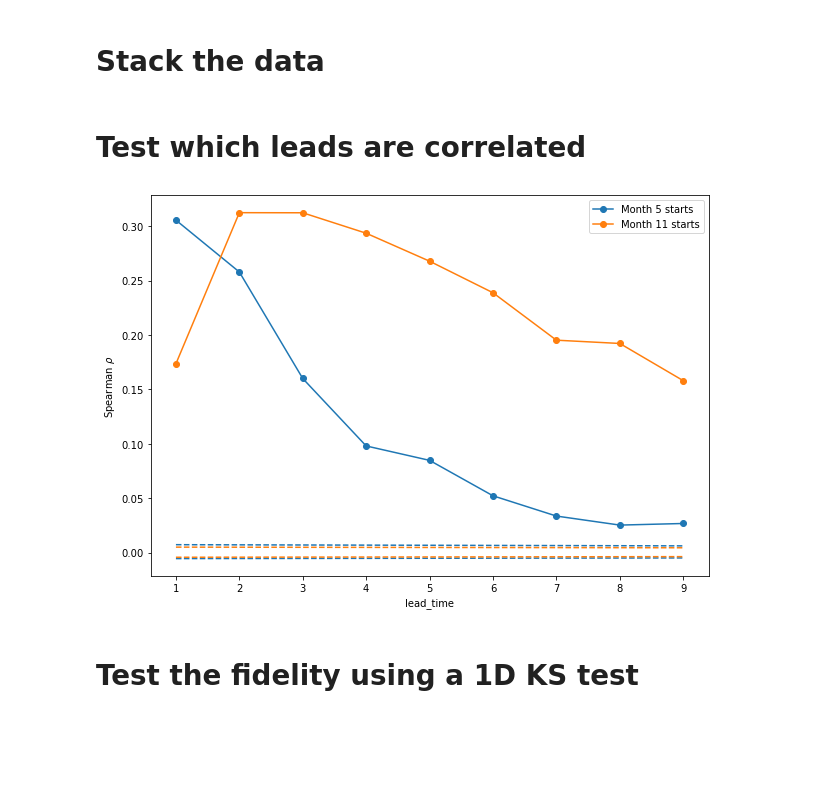
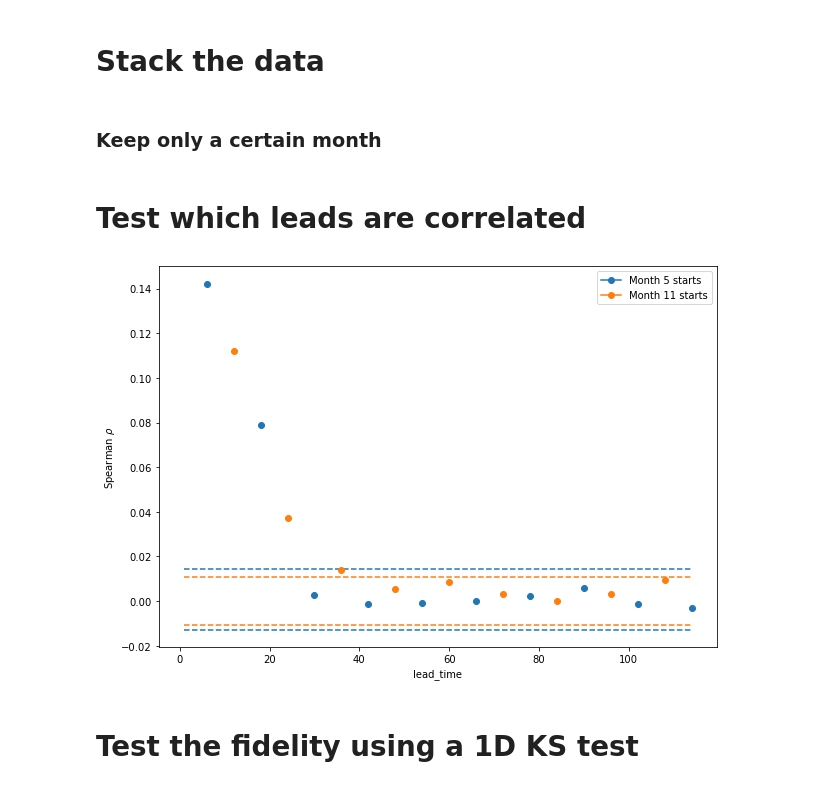
Before and after one commit to dougiesquire/hydro_tasmania, a Jupyter notebook: 2020/2.0_unseen.ipynb, the cells around one changed output. Cells and saved outputs as stored; diff of their text form; code cells hidden in the pictures; blank space fills up the shorter version.

```diff
--- a/2020/2.0_unseen.ipynb
+++ b/2020/2.0_unseen.ipynb
@@ -35,8 +38,8 @@ client
 # %% [markdown]
 # Parameters
 # %%
-REGION = 'MEL'
-VARIABLE = 't_ref'
+REGION = 'TAS'
+VARIABLE = 'precip'
 TEST_PERIOD = slice('1990-01-01', '2019-12-31')
 N_BOOTSTRAPS = 1000
 # %%
@@ -71,6 +75,10 @@ def resample_forecasts_monthly(ds, n_months, end_month, method='sum',
     return rs
 # %% [markdown]
 # Stack the data
+# %%
+N_MONTHS = 3
+END_MONTH = 11
+ACC_METHOD = 'sum'
 # %%
 obsv_ds = 'awap' if VARIABLE == 'precip' else 'jra55'
 obsv = my.open_zarr(f'data/{obsv_ds}_{VARIABLE}_{REGION}_ts.zarr.zip').compute()
@@ -84,3 +86,20 @@ obsv_acc = obsv.resample(time='A-DEC').mean()
+# %%
+fcst_acc = resample_forecasts_monthly(
+    fcst, n_months=N_MONTHS, end_month=END_MONTH,
+    lead_time_func='max', #max_month_to_year,
+    method=ACC_METHOD)
+# Fill nans in time with dummy times so that time operations work nicely
+fcst_acc = fcst_acc.assign_coords({
+    'time': fcst_acc.time.fillna(cftime.DatetimeJulian(1800, 1, 1))})
+
+obsv_acc = obsv.resample(time='Q-NOV').sum()
+# %% [markdown]
+### Keep only a certain month
+# %%
+month = END_MONTH
+
+fcst_acc = fcst_acc.where(fcst_acc.time.dt.month == month, drop=True)
+obsv_acc = obsv_acc.where(obsv_acc.time.dt.month == month, drop=True)
 # %% [markdown]
 # Test which leads are correlated
 # %%
@@ -105,38 +125,38 @@ plt.figure(figsize=(10,7))
 for idx, month in enumerate(np.unique(fcst_acc.init_date.dt.month)):
     fcst_acc_mon = fcst_acc.where(
         fcst_acc.init_date.dt.month == month, drop=True)
     sample_corrs = my.mean_correlation_ensemble_combinations(
         remove_ensemble_mean_trend(
             fcst_acc_mon[VARIABLE]).to_dataset(name=VARIABLE))
 #     sample_corrs = my.mean_correlation_ensemble_combinations(
 #             fcst_acc_mon)
 
     n_init_dates = len(fcst_acc_mon.init_date)
     n_ensembles = len(fcst_acc_mon.ensemble)
 
     null_corrs = my.n_random_resamples(
     fcst_acc_mon.stack(sample=('init_date','lead_time','ensemble')),
     samples={
         'sample': (n_init_dates * n_ensembles, 1)},
     n_repeats=N_BOOTSTRAPS,
     function=_pseudo_correlations,
     function_kwargs={'sample_dim': 'sample',
                      'n_init_dates': n_init_dates,
                      'n_ensembles': n_ensembles},
     with_dask=True)
 
-    plt.plot([1,9],
-             [null_corrs[VARIABLE].quantile(0.025),null_corrs[VARIABLE].quantile(0.05)],
+    plt.plot([1,fcst_acc_mon.lead_time.max()],
+             [null_corrs[VARIABLE].quantile(0.025),null_corrs[VARIABLE].quantile(0.025)],
              color=f'C{idx}', linestyle='--')
-    plt.plot([1,9],
-             [null_corrs[VARIABLE].quantile(0.975),null_corrs[VARIABLE].quantile(0.95)],
+    plt.plot([1,fcst_acc_mon.lead_time.max()],
+             [null_corrs[VARIABLE].quantile(0.975),null_corrs[VARIABLE].quantile(0.975)],
              color=f'C{idx}', linestyle='--')
     sample_corrs[VARIABLE].plot(color=f'C{idx}', marker='o', label=f'Month {month} starts')
 
 plt.legend()
 plt.ylabel(r'Spearman $\rho$');
 # %% [output]
-[figure, old version]
+[figure, new version]
 # %% [markdown]
 # Test the fidelity using a 1D KS test
 # %%
```
Also changed, not shown: parts of 24 cells of this notebook, 4 other files.
